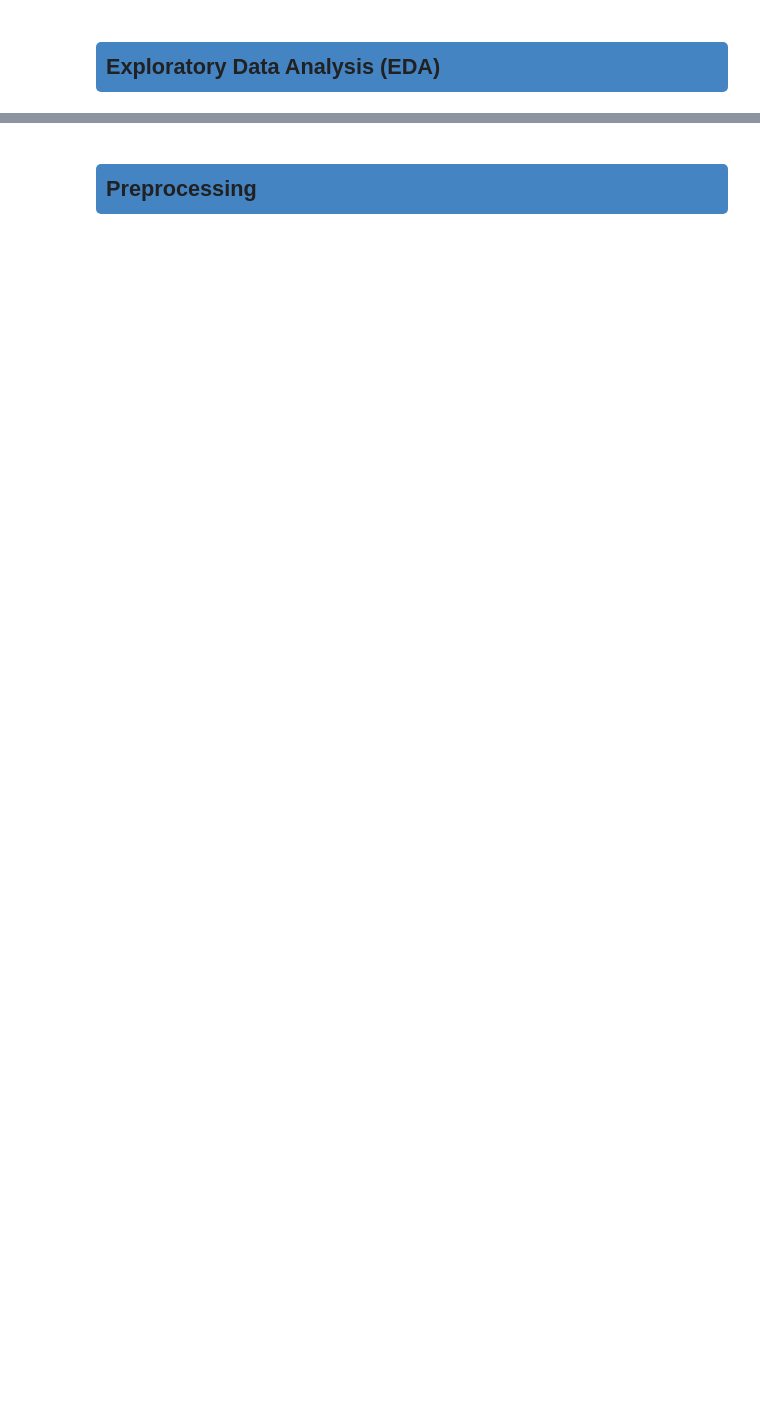
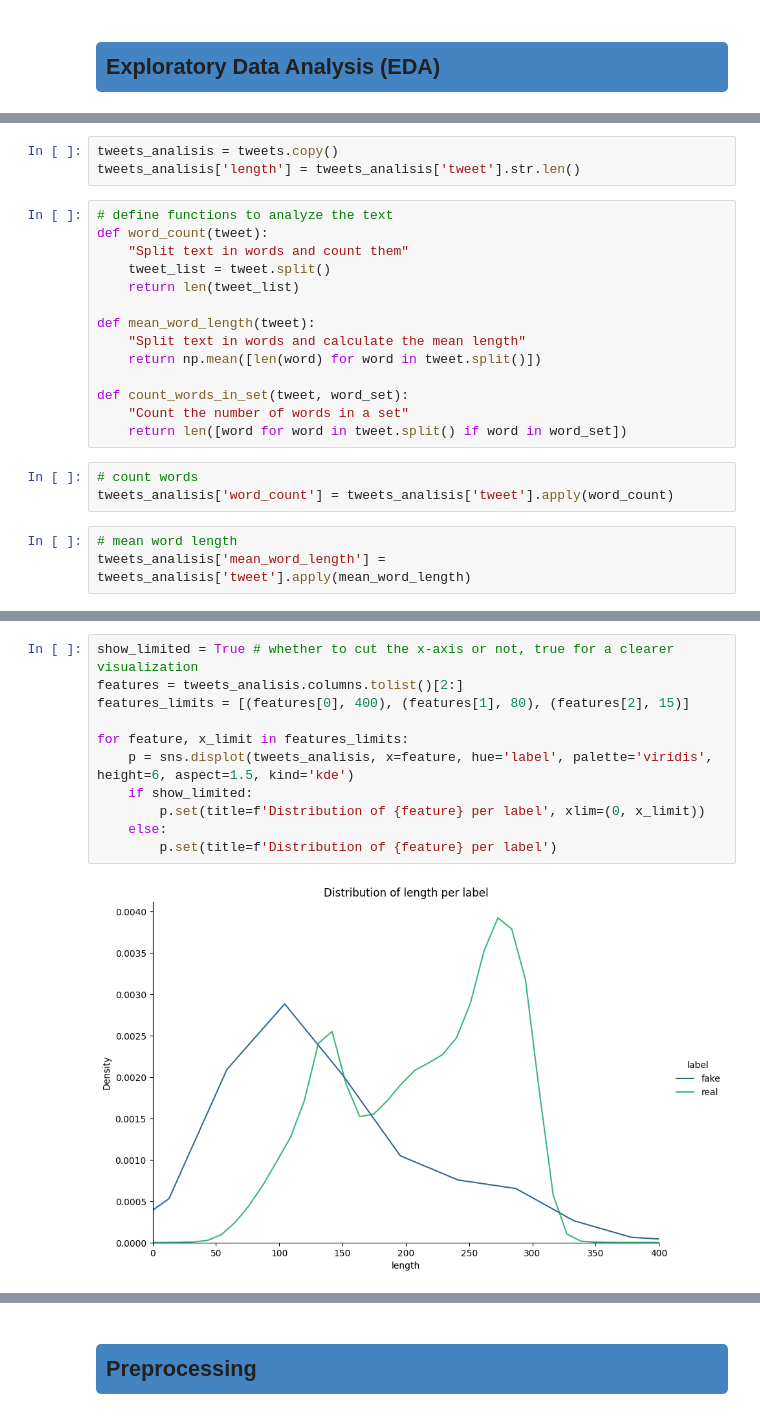
Before and after one commit to MiguelAruiz/MachineLearning-24-25-ProgressTasks, a Jupyter notebook: Progress_Task_3/Preprocessing.ipynb, the cells around one changed output, grey strips where cells are left out. Drawn from its saved outputs; the diff is of its cells as text; blank space fills up the shorter version.

```diff
--- a/Progress_Task_3/Preprocessing.ipynb
+++ b/Progress_Task_3/Preprocessing.ipynb
@@ -19,0 +90,23 @@ Source: [Fighting an Infodemic: COVID-19 Fake News Dataset](https://arxiv.org/pd
+# %%
+tweets_analisis = tweets.copy()
+tweets_analisis['length'] = tweets_analisis['tweet'].str.len()
+# %%
+# define functions to analyze the text
+def word_count(tweet):
+    "Split text in words and count them"
+    tweet_list = tweet.split()
+    return len(tweet_list)
+
+def mean_word_length(tweet):
+    "Split text in words and calculate the mean length"
+    return np.mean([len(word) for word in tweet.split()])
+
+def count_words_in_set(tweet, word_set):
+    "Count the number of words in a set"
+    return len([word for word in tweet.split() if word in word_set])
+# %%
+# count words
+tweets_analisis['word_count'] = tweets_analisis['tweet'].apply(word_count)
+# %%
+# mean word length
+tweets_analisis['mean_word_length'] = tweets_analisis['tweet'].apply(mean_word_length)
@@ -19,0 +123,13 @@ Source: [Fighting an Infodemic: COVID-19 Fake News Dataset](https://arxiv.org/pd
+# %%
+show_limited = True # whether to cut the x-axis or not, true for a clearer visualization
+features = tweets_analisis.columns.tolist()[2:]
+features_limits = [(features[0], 400), (features[1], 80), (features[2], 15)]
+
+for feature, x_limit in features_limits:
+    p = sns.displot(tweets_analisis, x=feature, hue='label', palette='viridis', height=6, aspect=1.5, kind='kde')
+    if show_limited:
+        p.set(title=f'Distribution of {feature} per label', xlim=(0, x_limit))
+    else:
+        p.set(title=f'Distribution of {feature} per label')
+# %% [output]
+[figure, added]
```
Also changed, not shown: parts of 32 cells of this notebook, 1 other file.
